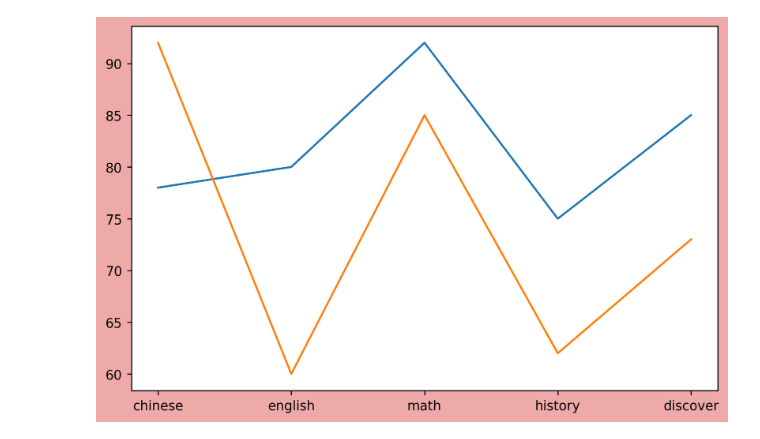
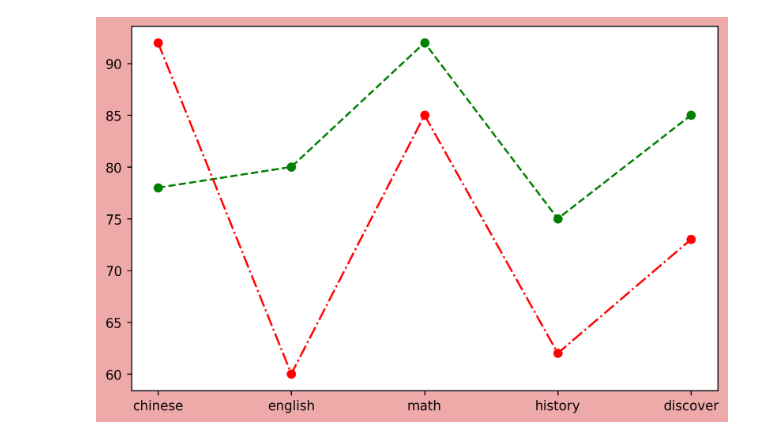
Before and after one commit to vinceyeh/python, a Jupyter notebook: lesson15/lesson15_1.ipynb, the cells around one changed output. Saved outputs shown, nothing was run; the diff lists cells and outputs as text; code cells hidden in the pictures.

```diff
--- a/lesson15/lesson15_1.ipynb
+++ b/lesson15/lesson15_1.ipynb
@@ -1,17 +1,17 @@
 # %%
 student1 = {'chinese':78, 'english':80, 'math':92, 'history':75, 'discover':85}
 student2 = {'chinese':92, 'english':60, 'math':85, 'history':62, 'discover':73}
 keys = student1.keys()
 subject:list[str] = list(keys)
 values = student1.values()
 values1 = list(values)
 values2 = list(student2.values())
 #繪圖
 import matplotlib.pyplot as plt
 figure = plt.figure(figsize=(8,5),dpi=250,facecolor='#EEA9A9')
 axes = figure.add_subplot(1, 1, 1)
-axes.plot(subject,values1)
-axes.plot(subject,values2)
+axes.plot(subject,values1,'go--')
+axes.plot(subject,values2,'ro-.')
 plt.show()
 # %% [output]
-[figure, old version]
+[figure, new version]
```
Also changed, not shown: parts of 1 cell of this notebook.
